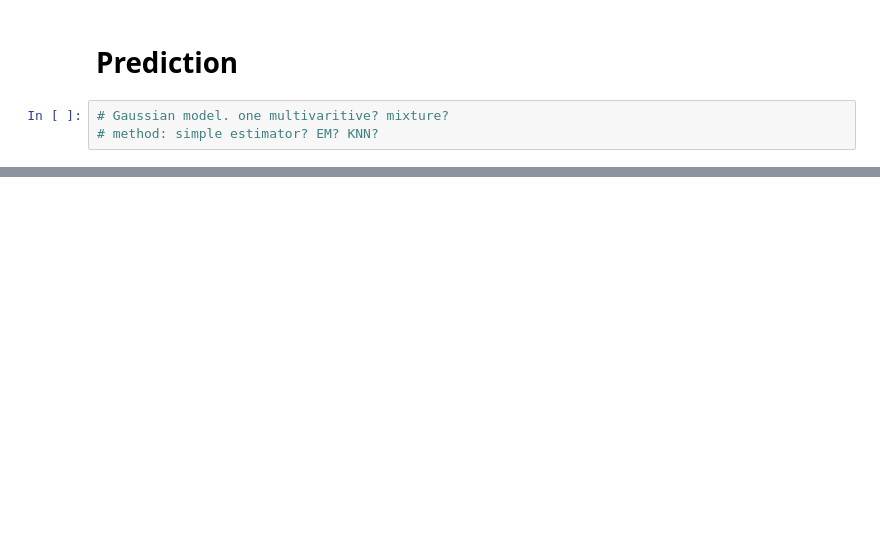
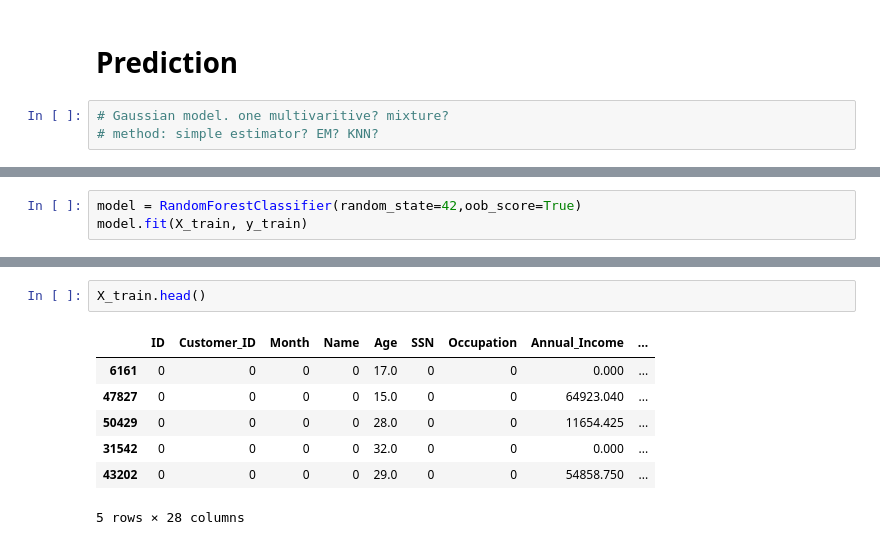
Before and after one commit to CSF0744/ECE225_final_project, a Jupyter notebook: final_project.ipynb, the cells around one changed output, grey strips where cells are left out. Cells and saved outputs as stored; diff of their text form; blank space fills up the shorter version.

```diff
--- a/final_project.ipynb
+++ b/final_project.ipynb
@@ -396,0 +524,3 @@ print(clean_data)
+# %%
+model = RandomForestClassifier(random_state=42,oob_score=True)
+model.fit(X_train, y_train)
@@ -396,0 +582,10 @@ print(clean_data)
+# %%
+X_train.head()
+# %% [output]
+|  | ID | Customer_ID | Month | Name | Age | SSN | Occupation | Annual_Income | ... |
+| 6161 | 0 | 0 | 0 | 0 | 17.0 | 0 | 0 | 0.000 | ... |
+| 47827 | 0 | 0 | 0 | 0 | 15.0 | 0 | 0 | 64923.040 | ... |
+| 50429 | 0 | 0 | 0 | 0 | 28.0 | 0 | 0 | 11654.425 | ... |
+| 31542 | 0 | 0 | 0 | 0 | 32.0 | 0 | 0 | 0.000 | ... |
+| 43202 | 0 | 0 | 0 | 0 | 29.0 | 0 | 0 | 54858.750 | ... |
+5 rows × 28 columns
```
Also changed, not shown: parts of 22 cells of this notebook.
